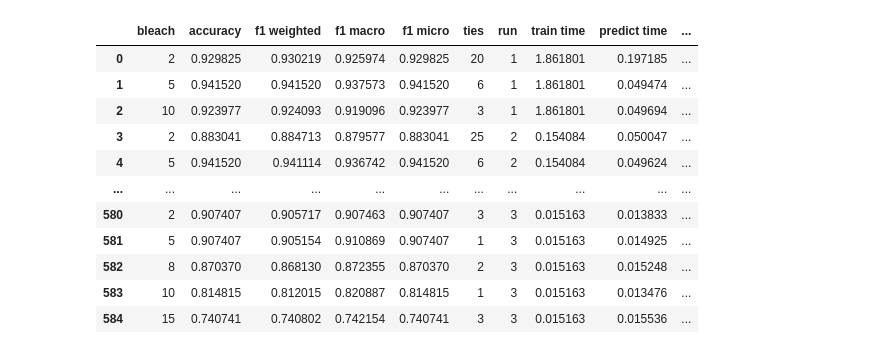
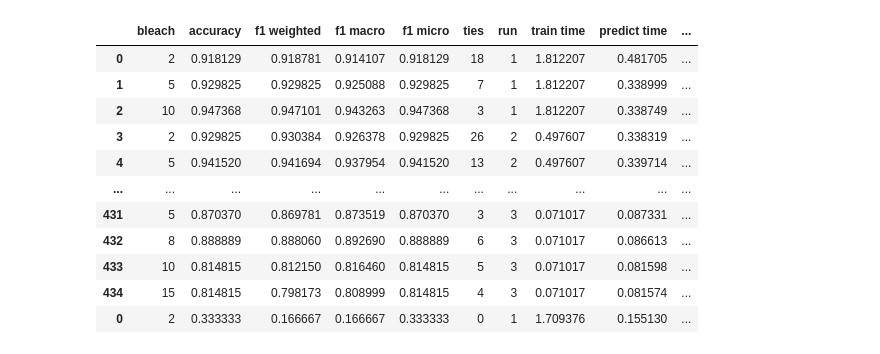
Before and after one commit to otavioon/wisardlib, a Jupyter notebook: experiments/results/process_results.ipynb, the cells around one changed output. Cells and saved outputs as stored; diff of their text form; code cells hidden in the pictures.

Commit message:
Added src and experiments

```diff
--- a/experiments/results/process_results.ipynb
+++ b/experiments/results/process_results.ipynb
@@ -29,42 +27,108 @@ datasets = [
     "satimage",
     "segment",
     "vehicle",
     "wine"
 ]
+
+datasets_sizes = {
+    "breast_cancer": 144,
+    "glass": 24,
+    "iris": 12,
+    "letter": 2664,
+    "mnist": 53672,
+    "motion_sense": 12512,
+    "satimage": 1864,
+    "segment": 368,
+    "vehicle": 132,
+    "wine": 24
+}
+
+dataset_classes = {
+    "breast_cancer": 2,
+    "glass": 6,
+    "iris": 3,
+    "letter": 26,
+    "mnist": 10,
+    "motion_sense": 6,
+    "satimage": 6,
+    "segment": 7,
+    "vehicle": 3,
+    "wine": 3
+}
+
+dataset_train_samples = {
+    "breast_cancer": 398,
+    "glass": 149,
+    "iris": 105,
+    "letter": 1400,
+    "mnist": 60000,
+    "motion_sense": 3414,
+    "satimage": 4501,
+    "segment": 1617,
+    "vehicle": 676,
+    "wine": 124
+}
+
+dataset_test_samples = {
+    "breast_cancer": 171,
+    "glass": 65,
+    "iris": 45,
+    "letter": 6000,
+    "mnist": 10000,
+    "motion_sense": 1020,
+    "satimage": 1929,
+    "segment": 693,
+    "vehicle": 170,
+    "wine": 54
+}
+
+dataset_balanced = {
+    "breast_cancer": "no",
+    "glass": "no",
+    "iris": "yes",
+    "letter": "yes",
+    "mnist": "yes",
+    "motion_sense": "yes",
+    "satimage": "no",
+    "segment": "yes",
+    "vehicle": "yes",
+    "wine": "no"
+}
 
 metrics_to_use = {
     "breast_cancer": "f1 weighted",
     "glass": "f1 weighted",
     "iris": "accuracy",
     "letter": "accuracy",
     "mnist": "accuracy",
     "motion_sense": "accuracy",
     "satimage": "f1 weighted",
     "segment": "accuracy",
     "vehicle": "accuracy",
     "wine": "f1 weighted"
 }
 
 
 dfs = [
-    pd.read_csv(list(sorted(Path(f"{dset} experiment").glob("*.csv")))[-1])
+    pd.read_csv(exp)
     for dset in datasets
+    for exp in Path(f"{dset} experiment").glob("*.csv")
 ]
 
 df = pd.concat(dfs)
 df.replace({"mnist-dist-16": "mnist"}, inplace=True)
 df
 # d = json.loads(df.iloc[0]["encoder kwargs"])
 # %% [output]
 |  | bleach | accuracy | f1 weighted | f1 macro | f1 micro | ties | run | train time | predict time | ... |
-| 0 | 2 | 0.929825 | 0.930219 | 0.925974 | 0.929825 | 20 | 1 | 1.861801 | 0.197185 | ... |
-| 1 | 5 | 0.941520 | 0.941520 | 0.937573 | 0.941520 | 6 | 1 | 1.861801 | 0.049474 | ... |
-| 2 | 10 | 0.923977 | 0.924093 | 0.919096 | 0.923977 | 3 | 1 | 1.861801 | 0.049694 | ... |
-| 3 | 2 | 0.883041 | 0.884713 | 0.879577 | 0.883041 | 25 | 2 | 0.154084 | 0.050047 | ... |
-| 4 | 5 | 0.941520 | 0.941114 | 0.936742 | 0.941520 | 6 | 2 | 0.154084 | 0.049624 | ... |
+| 0 | 2 | 0.918129 | 0.918781 | 0.914107 | 0.918129 | 18 | 1 | 1.812207 | 0.481705 | ... |
+| 1 | 5 | 0.929825 | 0.929825 | 0.925088 | 0.929825 | 7 | 1 | 1.812207 | 0.338999 | ... |
+| 2 | 10 | 0.947368 | 0.947101 | 0.943263 | 0.947368 | 3 | 1 | 1.812207 | 0.338749 | ... |
+| 3 | 2 | 0.929825 | 0.930384 | 0.926378 | 0.929825 | 26 | 2 | 0.497607 | 0.338319 | ... |
+| 4 | 5 | 0.941520 | 0.941694 | 0.937954 | 0.941520 | 13 | 2 | 0.497607 | 0.339714 | ... |
 | ... | ... | ... | ... | ... | ... | ... | ... | ... | ... | ... |
-| 580 | 2 | 0.907407 | 0.905717 | 0.907463 | 0.907407 | 3 | 3 | 0.015163 | 0.013833 | ... |
-| 581 | 5 | 0.907407 | 0.905154 | 0.910869 | 0.907407 | 1 | 3 | 0.015163 | 0.014925 | ... |
-| 582 | 8 | 0.870370 | 0.868130 | 0.872355 | 0.870370 | 2 | 3 | 0.015163 | 0.015248 | ... |
-| 583 | 10 | 0.814815 | 0.812015 | 0.820887 | 0.814815 | 1 | 3 | 0.015163 | 0.013476 | ... |
-| 584 | 15 | 0.740741 | 0.740802 | 0.742154 | 0.740741 | 3 | 3 | 0.015163 | 0.015536 | ... |
+| 431 | 5 | 0.870370 | 0.869781 | 0.873519 | 0.870370 | 3 | 3 | 0.071017 | 0.087331 | ... |
+| 432 | 8 | 0.888889 | 0.888060 | 0.892690 | 0.888889 | 6 | 3 | 0.071017 | 0.086613 | ... |
+| 433 | 10 | 0.814815 | 0.812150 | 0.816460 | 0.814815 | 5 | 3 | 0.071017 | 0.081598 | ... |
+| 434 | 15 | 0.814815 | 0.798173 | 0.808999 | 0.814815 | 4 | 3 | 0.071017 | 0.081574 | ... |
+| 0 | 2 | 0.333333 | 0.166667 | 0.166667 | 0.333333 | 0 | 1 | 1.709376 | 0.155130 | ... |
```
Also changed, not shown: parts of 47 cells of this notebook, 35 other files.
